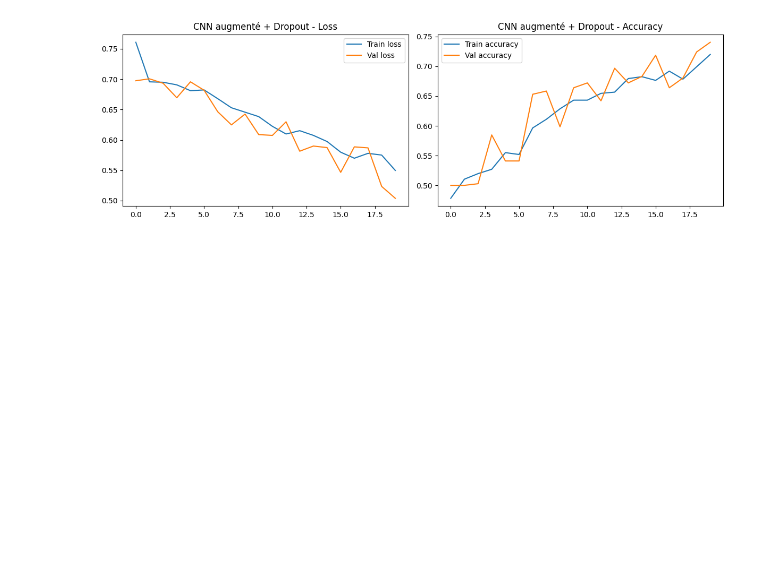
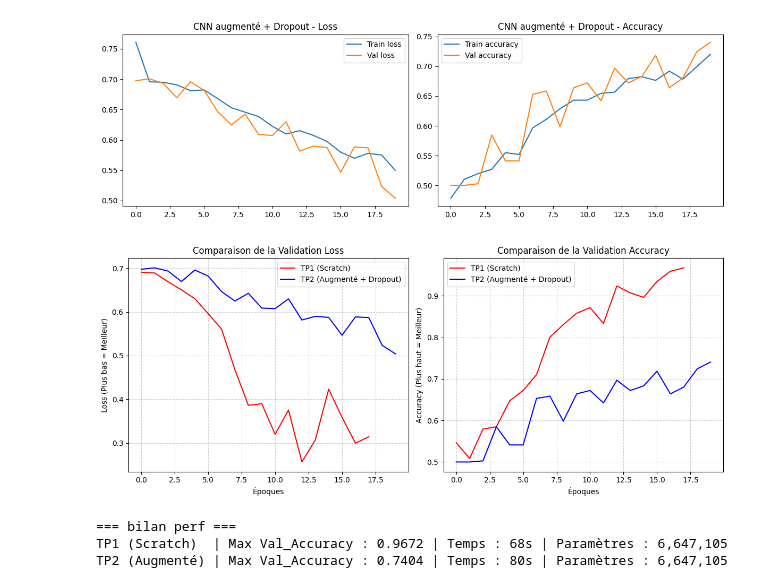
Before and after one commit to Batyeste/deeplearning-j3-cnn_classification_images-CHAUVET, a Jupyter notebook: notebook.ipynb, the cells around one changed output. Cells and saved outputs as stored; diff of their text form; code cells hidden in the pictures; blank space fills up the shorter version.

Commit message:
phase 2.3 comparaison scratch vs augmenté

```diff
--- a/notebook.ipynb
+++ b/notebook.ipynb
@@ -485,3 +485,45 @@ Epoch 20/20
 Temps d'entraînement : 80s
 val_accuracy finale : 0.740
 [figure]
+# %%
+# TODO : tracer val_loss de history_scratch et history_augmented sur le même graphe (subplot 1/2).
+plt.figure(figsize=(12, 5))
+# TODO : tracer val_accuracy de history_scratch et history_augmented sur le même graphe (subplot 2/2).
+# Structure attendue :
+    # plt.subplot(1, 2, 1) pour la val_loss, plt.subplot(1, 2, 2) pour la val_accuracy
+    # couleur rouge pour scratch, bleu pour augmenté
+    # sauvegarder avec plt.savefig("comparison_tp1_tp2.png", dpi=100)
+plt.subplot(1, 2, 1)
+plt.plot(history_scratch.history['val_loss'], color='red', label='TP1 (Scratch)')
+plt.plot(history_augmented.history['val_loss'], color='blue', label='TP2 (Augmenté + Dropout)')
+plt.title('Comparaison de la Validation Loss')
+plt.xlabel('Époques')
+plt.ylabel('Loss (Plus bas = Meilleur)')
+plt.legend()
+plt.grid(True, linestyle='--', alpha=0.6)
+
+plt.subplot(1, 2, 2)
+plt.plot(history_scratch.history['val_accuracy'], color='red', label='TP1 (Scratch)')
+plt.plot(history_augmented.history['val_accuracy'], color='blue', label='TP2 (Augmenté + Dropout)')
+plt.title('Comparaison de la Validation Accuracy')
+plt.xlabel('Époques')
+plt.ylabel('Accuracy (Plus haut = Meilleur)')
+plt.legend()
+plt.grid(True, linestyle='--', alpha=0.6)
+
+plt.tight_layout()
+plt.savefig("comparison_tp1_tp2.png", dpi=100)
+plt.show()
+# TODO : afficher les métriques clés de comparaison.
+# Clés à extraire :
+# - val_accuracy max pour chaque modèle (max(history.history['val_accuracy']))
+# - training_time pour chaque modèle
+# - model.count_params() pour chaque modèle
+print("=== bilan perf ===")
+print(f"TP1 (Scratch)  | Max Val_Accuracy : {max(history_scratch.history['val_accuracy']):.4f} | Temps : {training_time_scratch:.0f}s | Paramètres : {model_scratch.count_params():,}")
+print(f"TP2 (Augmenté) | Max Val_Accuracy : {max(history_augmented.history['val_accuracy']):.4f} | Temps : {training_time_augmented:.0f}s | Paramètres : {model_augmented.count_params():,}")
+# %% [output]
+[figure, added]
+=== bilan perf ===
+TP1 (Scratch)  | Max Val_Accuracy : 0.9672 | Temps : 68s | Paramètres : 6,647,105
+TP2 (Augmenté) | Max Val_Accuracy : 0.7404 | Temps : 80s | Paramètres : 6,647,105
```
Also changed, not shown: parts of 1 cell of this notebook, 1 other file.
